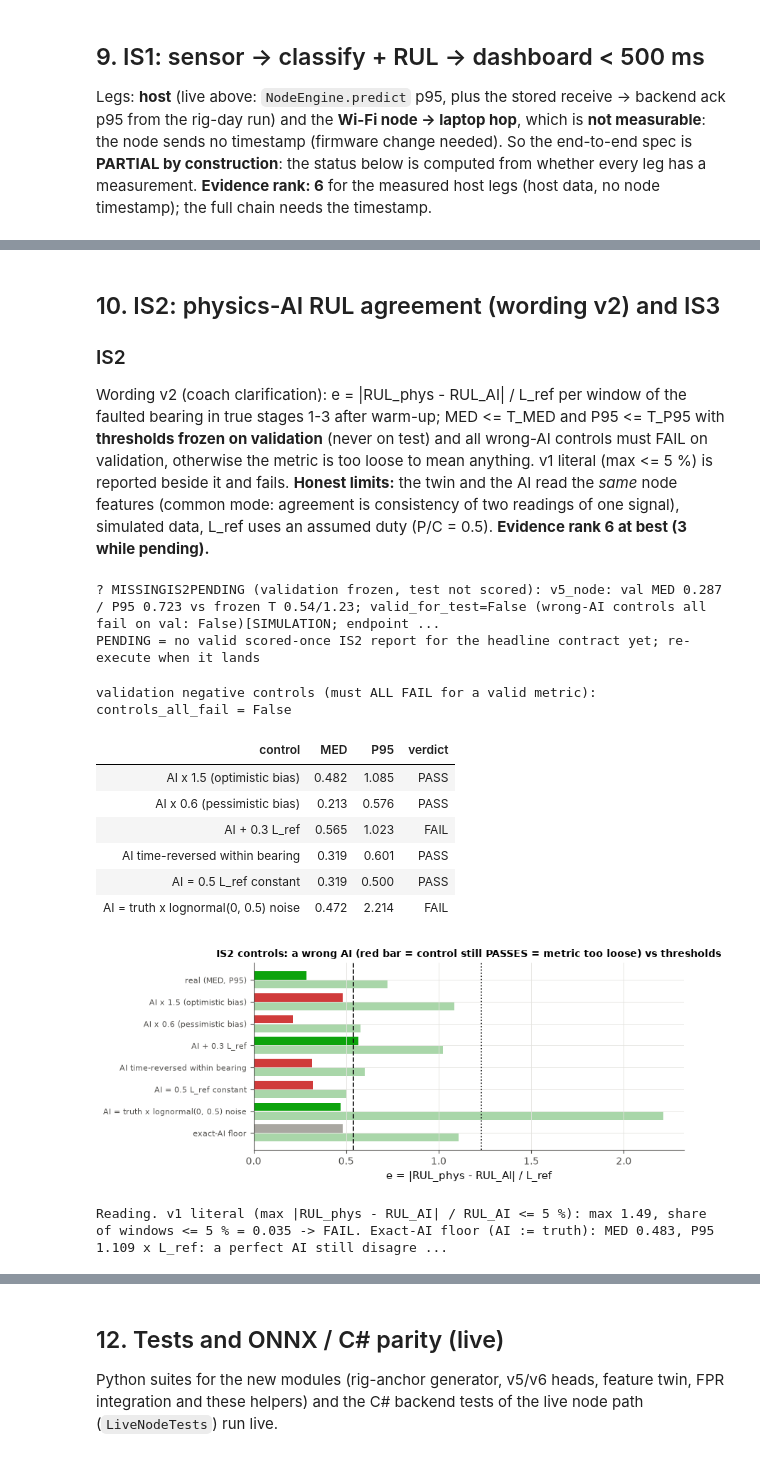
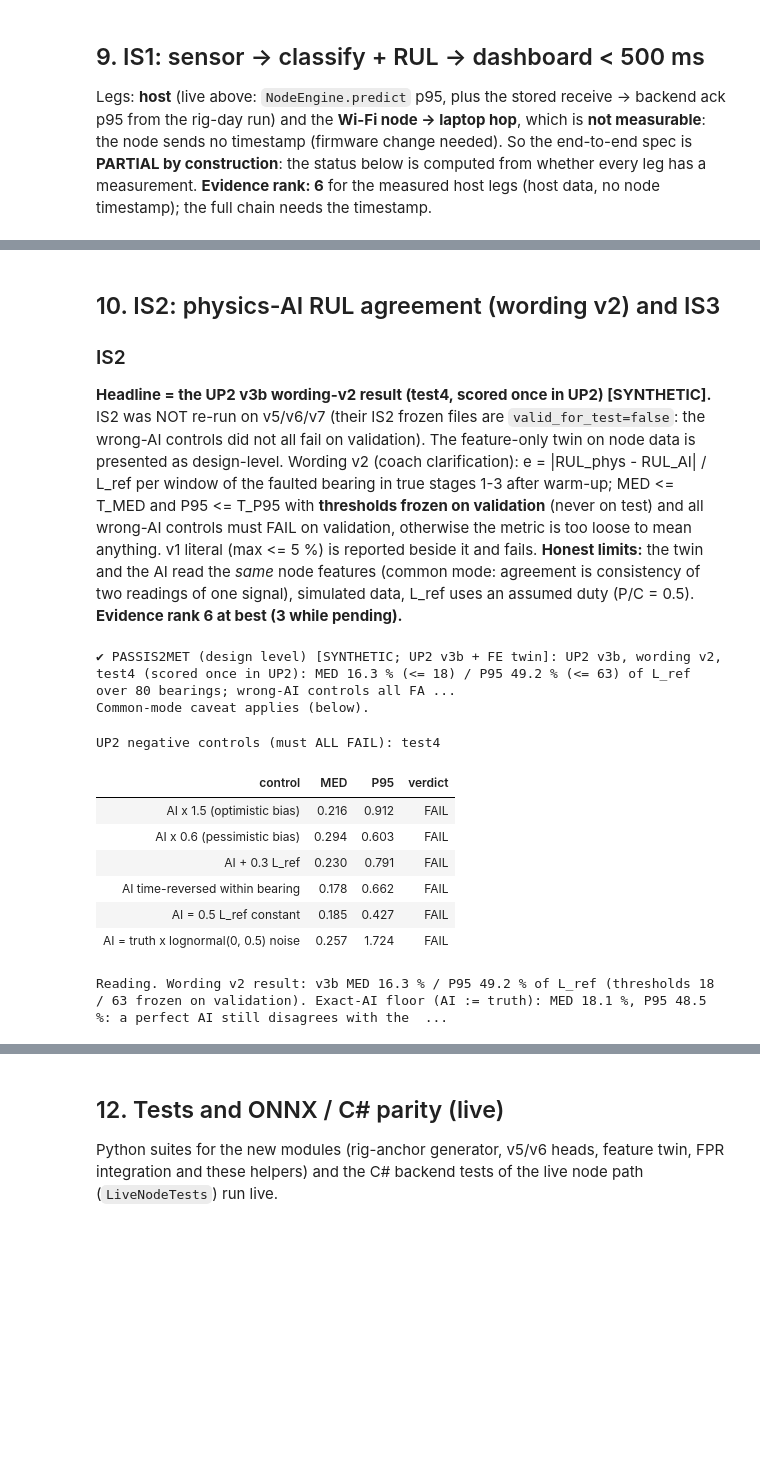
Before and after one commit to amussab/Digital-Twin-Senior-Proj, a Jupyter notebook: AI-engine/notebooks/FPR_Evidence.ipynb, the cells around one changed output, grey strips where cells are left out. Saved outputs shown, nothing was run; the diff lists cells and outputs as text; code cells hidden in the pictures; blank space fills up the shorter version.

```diff
--- a/AI-engine/notebooks/FPR_Evidence.ipynb
+++ b/AI-engine/notebooks/FPR_Evidence.ipynb
@@ -119,19 +121,19 @@ Reports are discovered by glob (latest wins). `v6_node` is the successor of `v5_
 FR = F.final_reports(); HC = F.headline_contract(FR)
 NV5 = F.norm(FR["v5_node"][1]) if "v5_node" in FR else None
 NV6 = F.norm(FR["v6_node"][1]) if "v6_node" in FR else None
-NH = NV6 or NV5
+NV7 = F.norm(FR["v7_node"][1]) if "v7_node" in FR else None
+NH = NV7 or NV6 or NV5
 LC = HC or "v5_node"                      # contract used for the live cells
-IS2 = F.is2_reports(HC)
+IS2U = F.is2_up2()                        # IS2 headline: UP2 v3b wording v2 (test4)
 rows = []
-for c in ("v5_node", "v6_node"):
+for c in ("v5_node", "v6_node", "v7_node"):
     rows.append({"artifact": f"{c}_<utc>.json (scored-once test report)", "found": U.stamp(FR[c][0]) if c in FR else "PENDING (not found)"})
-rows += [{"artifact": f"fpr_is2_frozen_{LC}_*.json (IS2 thresholds frozen on validation)", "found": U.stamp(IS2["frozen_path"])},
-         {"artifact": f"fpr_is2_{LC}_*.json (IS2 test, scored once)", "found": U.stamp(IS2["test_path"]) if IS2["test_path"] else "PENDING (not found)"},
+rows += [{"artifact": "up2d_is2_<utc>.json (IS2 headline: UP2 v3b, wording v2, test4)", "found": U.stamp(IS2U["path"]) if IS2U.get("status") == "ok" else "PENDING (not found)"},
          {"artifact": "rig_anchor_scale_check.json / rig_anchor_plausibility.json", "found": U.stamp(U.REPORTS / "rig_anchor_scale_check.json") + " ; " + U.stamp(U.REPORTS / "rig_anchor_plausibility.json")},
          {"artifact": "AI-engine/demo/fpr_*.jsonl (demo units)", "found": ", ".join(f.name for f in F.demo_files()) or "missing"},
          {"artifact": "headline contract used for the live cells", "found": LC + ("" if HC else "  (no final report yet: falling back to v5_node)")}]
 display(U.table(pd.DataFrame(rows), caption="Discovered inputs"))
-display(U.verdict("Data", None if not HC else True, f"ICS/integrated evidence is on simulated trajectories anchored on rig windows; headline contract {LC}", F.SIM,
+display(U.verdict("Data", None if not HC else True, f"S7 / v7 evidence is on simulated trajectories anchored on rig windows; IS2/IS3 headlines are UP2 v3b [SYNTHETIC]; headline contract {LC}", F.SIM,
                   note=F.LIMIT_LINE))
 # %% [output]
 Discovered inputs
@@ -372,39 +394,37 @@ PARTIAL: the end-to-end chain cannot be closed without a node timestamp; the ear
 # %% [markdown]
 ## 10. IS2: physics-AI RUL agreement (wording v2) and IS3
 ### IS2
+**Headline = the UP2 v3b wording-v2 result (test4, scored once in UP2) [SYNTHETIC].** IS2 was NOT re-run on v5/v6/v7 (their IS2 frozen files are `valid_for_test=false`: the wrong-AI controls did not all fail on validation). The feature-only twin on node data is presented as design-level.
 Wording v2 (coach clarification): e = |RUL_phys - RUL_AI| / L_ref per window of the faulted bearing in true stages 1-3 after warm-up; MED <= T_MED and P95 <= T_P95 with **thresholds frozen on validation** (never on test) and all wrong-AI controls must FAIL on validation, otherwise the metric is too loose to mean anything. v1 literal (max <= 5 %) is reported beside it and fails.
 **Honest limits:** the twin and the AI read the *same* node features (common mode: agreement is consistency of two readings of one signal), simulated data, L_ref uses an assumed duty (P/C = 0.5). **Evidence rank 6 at best (3 while pending).**
 # %%
-st2, d2 = F.status_is2(HC, IS2)
-fz, ts = IS2["frozen"], IS2["test"]
-rank2 = 6 if d2.get("test") else 3
-F.record("IS2", status=st2, value=d2["value"], target="MED <= T_MED, P95 <= T_P95 (x L_ref, frozen on val); v1 max <= 5 %", rank=rank2, achievable=6, prov=F.SIM,
-         live="pipeline yes (physics + AI RUL in section 11); score = stored report", source=U.stamp(IS2["test_path"] or IS2["frozen_path"]),
-         step="independent physics input (raw waveform / proximity) would remove the common mode", note="common-mode: twin and AI read the same features")
-display(U.verdict("IS2", None if st2.startswith("PENDING") else st2.startswith("MET"), st2 + ": " + d2["value"], F.SIM,
-                  note="PENDING = no valid scored-once IS2 report for the headline contract yet; re-execute when it lands" if st2.startswith("PENDING") else ""))
-if fz:
-    s = ts["val"] if ts else fz["val"]
-    display(U.table(pd.DataFrame(s["controls"]), status_cols=["verdict"], precision=3, caption=("test" if ts else "validation") + f" negative controls (must ALL FAIL for a valid metric): controls_all_fail = {s.get('controls_all_fail')}"))
-    chart(F.fig_is2, "fpr_is2_controls.png", fz, ts)
-    v1 = s["v1_literal"]
-    display(U.reading(f"v1 literal (max |RUL_phys - RUL_AI| / RUL_AI <= 5 %): max {v1['max']:.2f}, share of windows <= 5 % = {v1['share_le_5pct']:.3f} -> **{v1['verdict']}**. "
-                      f"Exact-AI floor (AI := truth): MED {s['exact_AI_floor']['MED']:.3f}, P95 {s['exact_AI_floor']['P95']:.3f} x L_ref: a perfect AI still disagrees with this twin by that much. "
-                      f"Twin issues a trend RUL in {100*s['twin']['share_trend']:.0f} % of windows; the rest is the rated-life prior."))
+st2, d2 = F.status_is2_up2(IS2U)
+F.record("IS2", status=st2, value=d2["value"], target="MED <= 18 %, P95 <= 63 % of L_ref (frozen on validation, wording v2); v1 max <= 5 %", rank=3, achievable=6,
+         prov="[SYNTHETIC] UP2 v3b + [SIMULATION] FE twin (assumed geometry); carried over from UP2 (test4, scored once there)", live="pipeline yes (physics + AI RUL in section 11); score = stored UP2 report",
+         source=U.stamp(IS2U.get("path")) if IS2U.get("status") == "ok" else "-", step="independent physics input (raw waveform / proximity) on real run-to-failure data removes the common mode",
+         note="Caveat: common mode; ~97 % of windows are the twin's rated-life prior; exact AI scores 18.1 % on clause (a); circular synthetic data.")
+display(U.verdict("IS2", None if st2.startswith("PENDING") else st2.startswith("MET"), st2 + ": " + d2["value"], "[SYNTHETIC] UP2 v3b, carried over", note="Common-mode caveat applies (below)."))
+if IS2U.get("status") == "ok":
+    display(U.table(pd.DataFrame(IS2U["controls"]), status_cols=["verdict"], precision=3, caption="UP2 negative controls (must ALL FAIL): test4"))
+    fl = IS2U["floor"]
+    v1 = IS2U["v1"] or {}
+    display(U.reading(f"Wording v2 result: v3b MED {100*IS2U['MED']:.1f} % / P95 {100*IS2U['P95']:.1f} % of L_ref (thresholds 18 / 63 frozen on validation). "
+                      f"Exact-AI floor (AI := truth): MED {100*fl['MED']:.1f} %, P95 {100*fl['P95']:.1f} %: a perfect AI still disagrees with the twin by that much, so clause (a) mostly measures agreement with the twin's rated-life prior (~97 % of windows). "
+                      f"Literal v1 (max <= 5 %) fails: v3b {v1.get('v3b', float('nan')):.2f} (relative error, history). The feature-only twin on the v7 node features is design-level only: "
+                      "IS2 frozen files for v5/v6/v7 are valid_for_test=false and were not scored. Evidence rank 3 (design) to 6 (UP2 synthetic + data); on the rig L_ref = ISO 281 rated life and the prior/thresholds must be re-fit."))
 else:
-    display(U.missing("no fpr_is2 frozen/test report for the headline contract"))
+    display(U.missing("no UP2 IS2 report (up2d_is2_*.json)"))
 # %% [output]
-? MISSINGIS2PENDING (validation frozen, test not scored): v5_node: val MED 0.287 / P95 0.723 vs frozen T 0.54/1.23; valid_for_test=False (wrong-AI controls all fail on val: False)[SIMULATION; endpoint ...
-PENDING = no valid scored-once IS2 report for the headline contract yet; re-execute when it lands
+✔ PASSIS2MET (design level) [SYNTHETIC; UP2 v3b + FE twin]: UP2 v3b, wording v2, test4 (scored once in UP2): MED 16.3 % (<= 18) / P95 49.2 % (<= 63) of L_ref over 80 bearings; wrong-AI controls all FA ...
+Common-mode caveat applies (below).
-validation negative controls (must ALL FAIL for a valid metric): controls_all_fail = False
+UP2 negative controls (must ALL FAIL): test4
 | control | MED | P95 | verdict |
-| AI x 1.5 (optimistic bias) | 0.482 | 1.085 | PASS |
-| AI x 0.6 (pessimistic bias) | 0.213 | 0.576 | PASS |
-| AI + 0.3 L_ref | 0.565 | 1.023 | FAIL |
-| AI time-reversed within bearing | 0.319 | 0.601 | PASS |
-| AI = 0.5 L_ref constant | 0.319 | 0.500 | PASS |
-| AI = truth x lognormal(0, 0.5) noise | 0.472 | 2.214 | FAIL |
+| AI x 1.5 (optimistic bias) | 0.216 | 0.912 | FAIL |
+| AI x 0.6 (pessimistic bias) | 0.294 | 0.603 | FAIL |
+| AI + 0.3 L_ref | 0.230 | 0.791 | FAIL |
+| AI time-reversed within bearing | 0.178 | 0.662 | FAIL |
+| AI = 0.5 L_ref constant | 0.185 | 0.427 | FAIL |
+| AI = truth x lognormal(0, 0.5) noise | 0.257 | 1.724 | FAIL |
-[figure, removed]
-Reading. v1 literal (max |RUL_phys - RUL_AI| / RUL_AI <= 5 %): max 1.49, share of windows <= 5 % = 0.035 -> FAIL. Exact-AI floor (AI := truth): MED 0.483, P95 1.109 x L_ref: a perfect AI still disagre ...
+Reading. Wording v2 result: v3b MED 16.3 % / P95 49.2 % of L_ref (thresholds 18 / 63 frozen on validation). Exact-AI floor (AI := truth): MED 18.1 %, P95 48.5 %: a perfect AI still disagrees with the  ...
 # %% [markdown]
 ### IS3: macro-F1 >= 0.85 over {healthy, outer, inner, ball, cage}; stage error <= 1; any injected fault caught by stage 3
```
Also changed, not shown: parts of 18 cells of this notebook, 25 other files.
